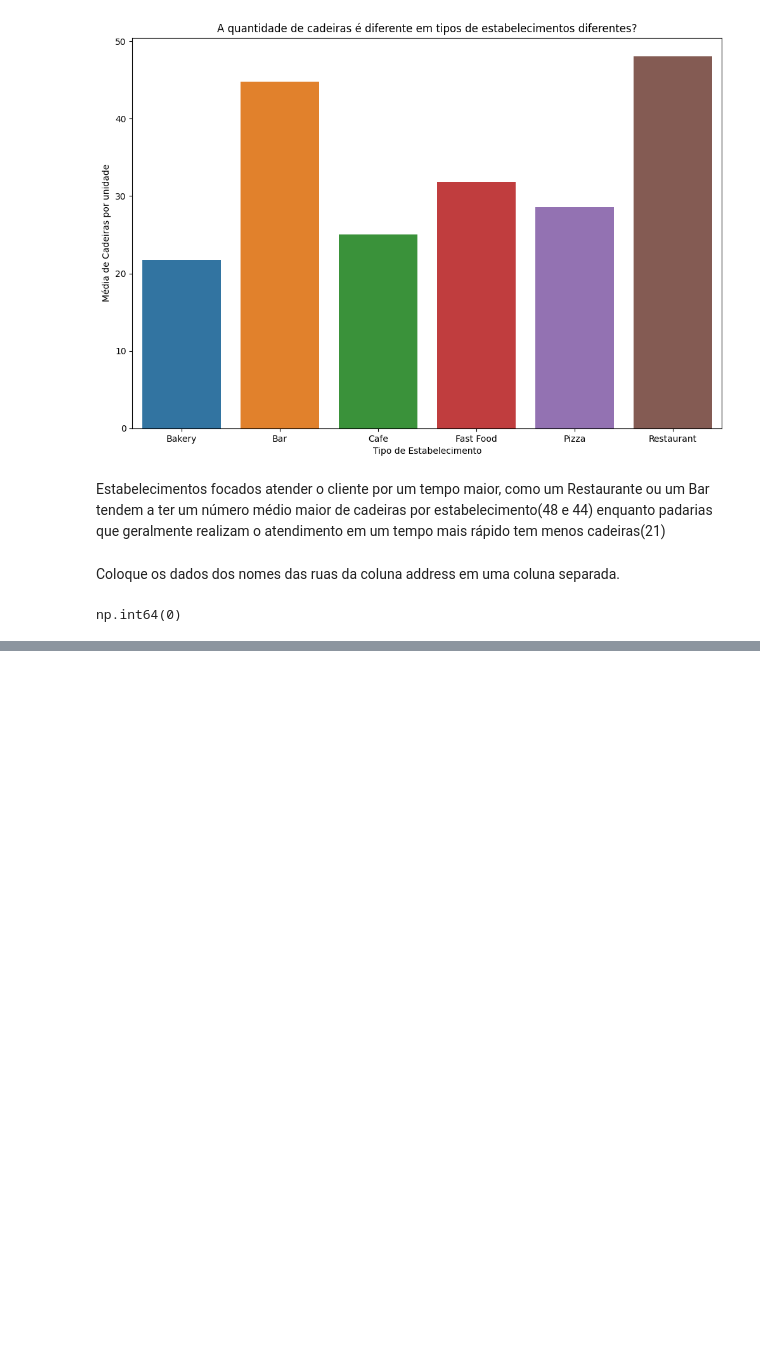
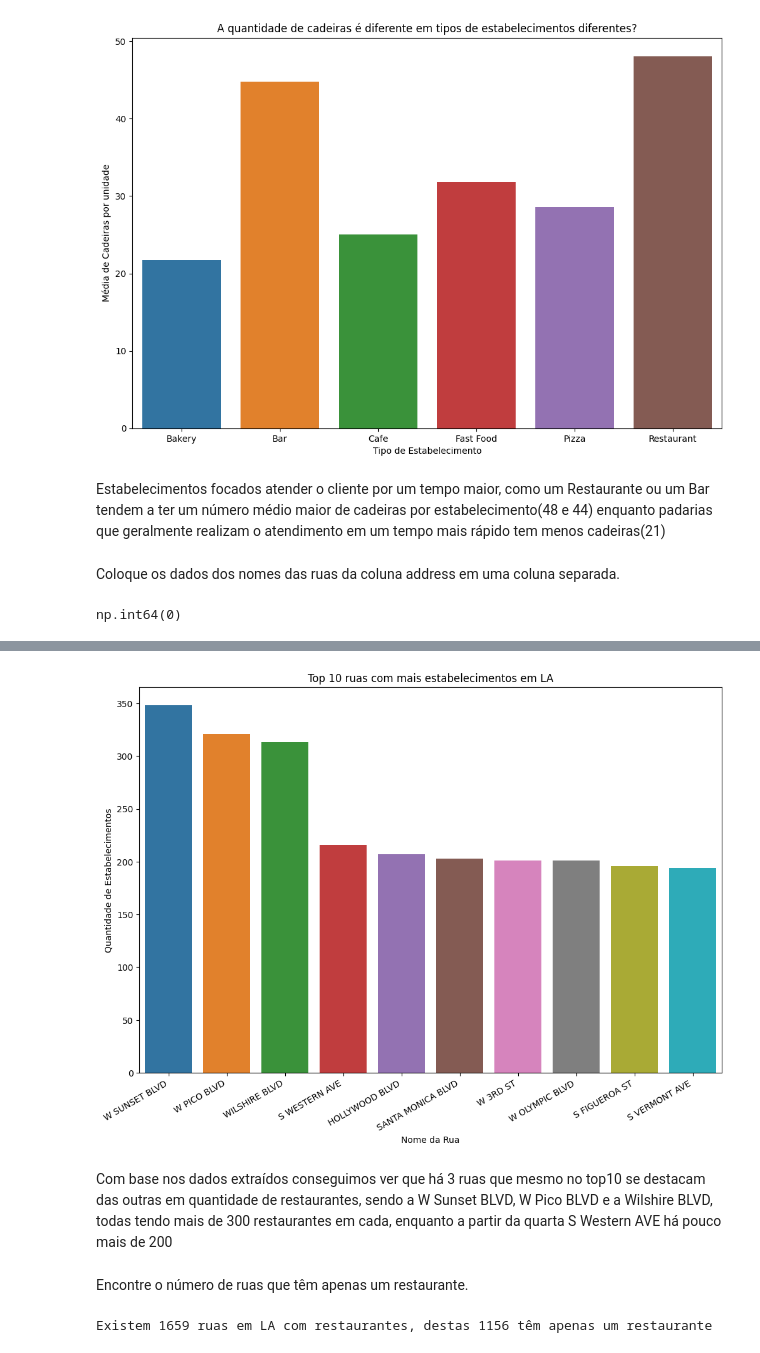
Before and after one commit to ezodia1/projeto10, a Jupyter notebook: projeto10.ipynb, the cells around one changed output, grey strips where cells are left out. Saved outputs shown, nothing was run; the diff lists cells and outputs as text; code cells hidden in the pictures; blank space fills up the shorter version.

```diff
--- a/projeto10.ipynb
+++ b/projeto10.ipynb
@@ -188,13 +206,8 @@ Estabelecimentos focados atender o cliente por um tempo maior, como um Restauran
 # %% [markdown]
 Coloque os dados dos nomes das ruas da coluna address em uma coluna separada.
 # %%
-df_data['street'] = df_data['address']
-
-# remove número inicial (com fração opcional)
-df_data['street'] = df_data['street'].str.replace(r'^\d+\s+\d+/\d+\s+', '', regex=True)
+df_data['street'] = df_data['address'].str.replace(r'^\d+\s+\d+/\d+\s+', '', regex=True)
 df_data['street'] = df_data['street'].str.replace(r'^\d+\s+', '', regex=True)
-
-# remove unidade no final
 df_data['street'] = df_data['street'].str.replace(r'\s+(STE|#|UNIT|APT).*$', '', regex=True)
 # %%
 df_data['street'].isna().sum()
@@ -208,0 +230,24 @@ print(df_data_restaurants.sample(20))
+# %%
+df_data_street_gb = df_data.groupby('street')['id'].count().sort_values(ascending=False).reset_index()
+df_data_street_gb.columns = ['street', 'count']
+df_data_street_gb_ten = df_data_street_gb.head(10)
+# %%
+plt.figure(figsize=(12, 8))
+sns.barplot(data=df_data_street_gb_ten, x='street', y='count', hue='street')
+plt.xlabel('Nome da Rua')
+plt.ylabel('Quantidade de Estabelecimentos')
+plt.title('Top 10 ruas com mais estabelecimentos em LA')
+plt.xticks(rotation=30, ha='right')
+plt.show()
+# %% [output]
+[figure, added]
+# %% [markdown]
+Com base nos dados extraídos conseguimos ver que há 3 ruas que mesmo no top10 se destacam das outras em quantidade de restaurantes, sendo a W Sunset BLVD, W Pico BLVD e a Wilshire BLVD, todas tendo mais de 300 restaurantes em cada, enquanto a partir da quarta S Western AVE há pouco mais de 200
+# %% [markdown]
+Encontre o número de ruas que têm apenas um restaurante.
+# %%
+df_data_single = len(df_data_street_gb[df_data_street_gb['count'] == 1])
+df_data_street_count = len(df_data_street_gb)
+print(f'Existem {df_data_street_count} ruas em LA com restaurantes, destas {df_data_single} têm apenas um restaurante')
+# %% [output]
+Existem 1659 ruas em LA com restaurantes, destas 1156 têm apenas um restaurante
```
Also changed, not shown: parts of 6 cells of this notebook.
